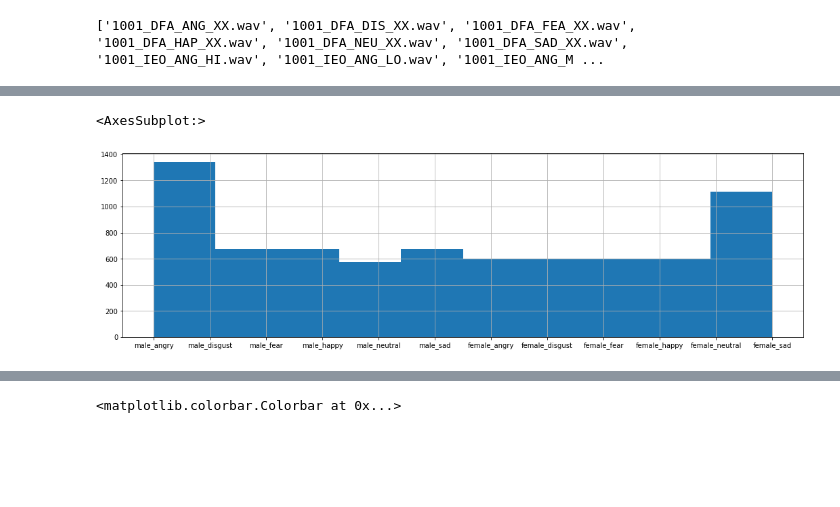
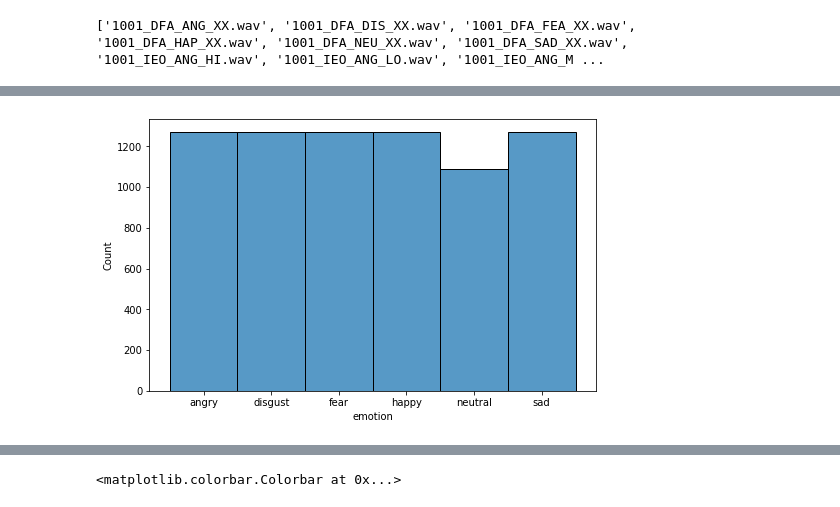
Before and after one commit to geowilso/speech-emotion-recognition, a Jupyter notebook: notebooks/geowilso_data_exploration.ipynb, the cells around one changed output, grey strips where cells are left out. Cells and saved outputs as stored; diff of their text form; code cells hidden in the pictures; blank space fills up the shorter version.

```diff
--- a/notebooks/geowilso_data_exploration.ipynb
+++ b/notebooks/geowilso_data_exploration.ipynb
@@ -87,0 +67,29 @@ Name: labels, dtype: int64
+# %%
+def combo(df):
+    return f'{df[1]}_{df[0]}'
+
+def sad(x):
+    return 1 if x.lower() == 'sad' else 0
+
+def angry(x):
+    return 1 if x.lower() == 'angry' else 0
+
+def disgust(x):
+    return 1 if x.lower() == 'disgust' else 0
+
+def fear(x):
+    return 1 if x.lower() == 'fear' else 0
+
+def happy(x):
+    return 1 if x.lower() == 'happy' else 0
+
+def neutral(x):
+    return 1 if x.lower() == 'neutral' else 0
+# %%
+CREMA_df['gender_emotion'] = CREMA_df.apply(combo,axis=1)
+CREMA_df['sad'] = CREMA_df['emotion'].apply(sad)
+CREMA_df['angry'] = CREMA_df['emotion'].apply(angry)
+CREMA_df['disgust'] = CREMA_df['emotion'].apply(disgust)
+CREMA_df['fear'] = CREMA_df['emotion'].apply(fear)
+CREMA_df['happy'] = CREMA_df['emotion'].apply(happy)
+CREMA_df['neutral'] = CREMA_df['emotion'].apply(neutral)
@@ -88,6 +112,5 @@ Name: labels, dtype: int64
 # %%
-plt.figure(figsize=(18,5))
-CREMA_df.labels.hist()
+plt.figure(figsize=(8,5))
+sns.histplot(CREMA_df.emotion);
 # %% [output]
-<AxesSubplot:>
-[figure, old version]
+[figure, new version]
```
Also changed, not shown: parts of 67 cells of this notebook, 2 other files.
